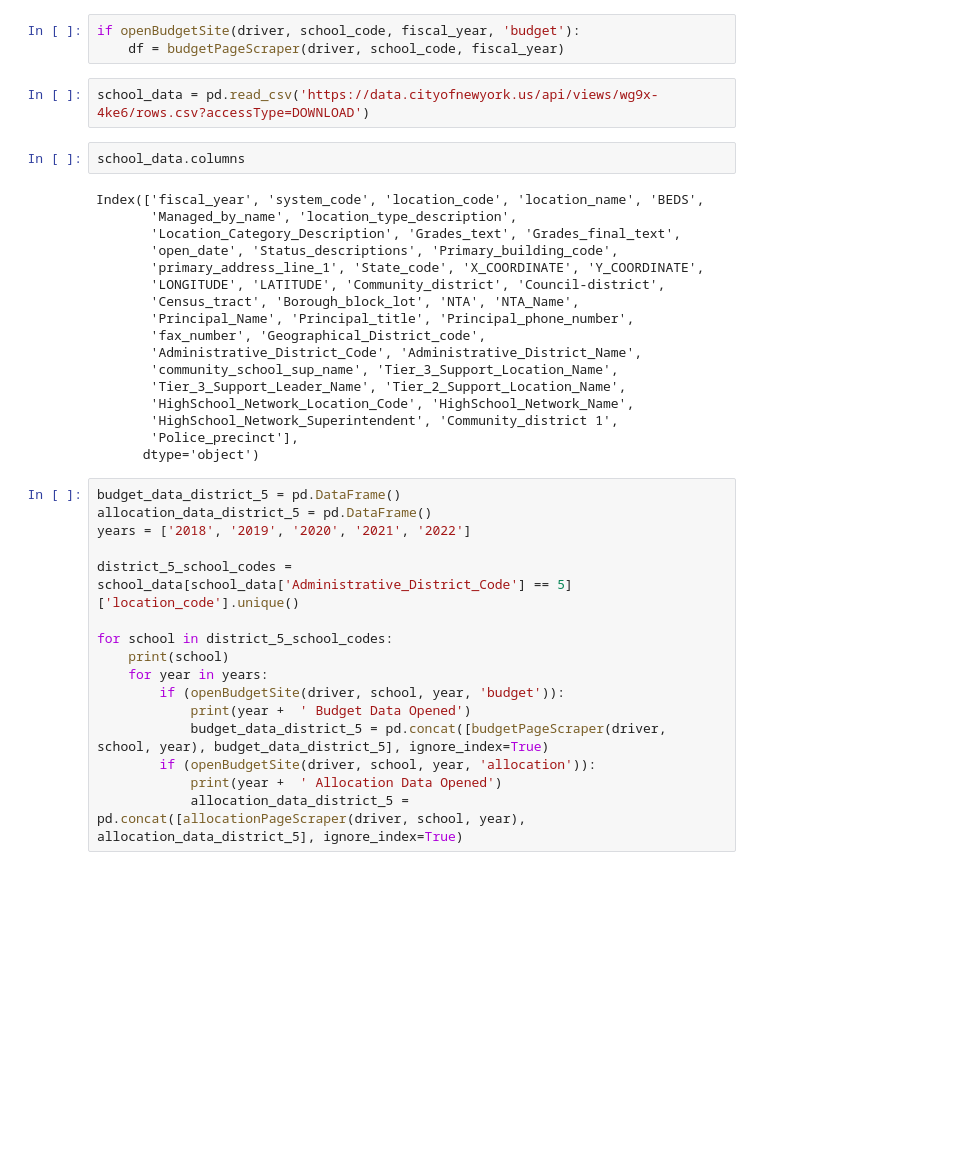
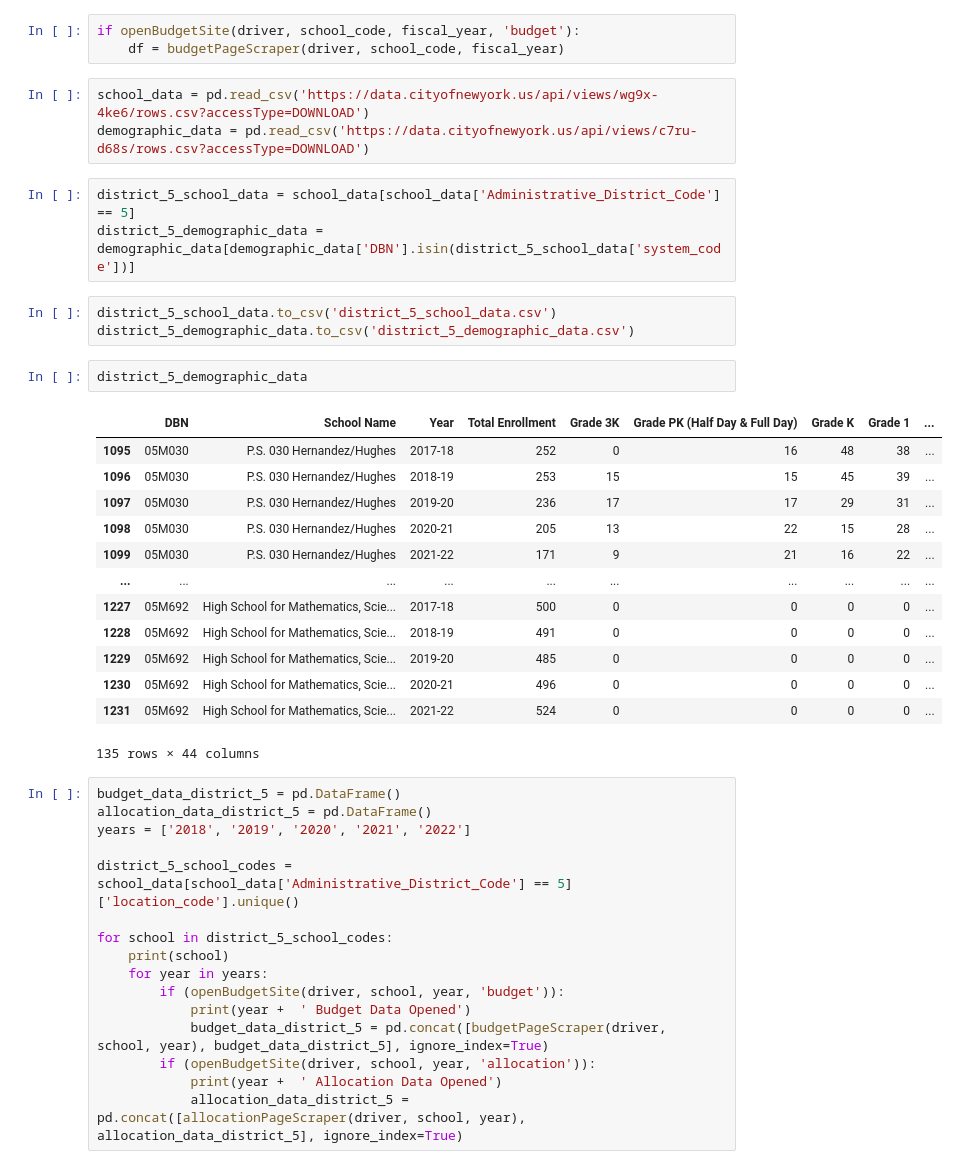
Before and after one commit to vaishalitalwar/School-Budget-and-Allocations, a Jupyter notebook: notebooks/SchoolBudgetScrapers.ipynb, the cells around one changed output. Cells and saved outputs as stored; diff of their text form; blank space fills up the shorter version.

```diff
--- a/notebooks/SchoolBudgetScrapers.ipynb
+++ b/notebooks/SchoolBudgetScrapers.ipynb
@@ -126,25 +127,29 @@ if openBudgetSite(driver, school_code, fiscal_year, 'budget'):
     df = budgetPageScraper(driver, school_code, fiscal_year)
 # %%
 school_data = pd.read_csv('https://data.cityofnewyork.us/api/views/wg9x-4ke6/rows.csv?accessType=DOWNLOAD')
+demographic_data = pd.read_csv('https://data.cityofnewyork.us/api/views/c7ru-d68s/rows.csv?accessType=DOWNLOAD')
+# %%
+district_5_school_data = school_data[school_data['Administrative_District_Code'] == 5]
+district_5_demographic_data = demographic_data[demographic_data['DBN'].isin(district_5_school_data['system_code'])]
+# %%
+district_5_school_data.to_csv('district_5_school_data.csv')
+district_5_demographic_data.to_csv('district_5_demographic_data.csv')
 # %%
-school_data.columns
+district_5_demographic_data
 # %% [output]
+|  | DBN | School Name | Year | Total Enrollment | Grade 3K | Grade PK (Half Day & Full Day) | Grade K | Grade 1 | ... |
+| 1095 | 05M030 | P.S. 030 Hernandez/Hughes | 2017-18 | 252 | 0 | 16 | 48 | 38 | ... |
+| 1096 | 05M030 | P.S. 030 Hernandez/Hughes | 2018-19 | 253 | 15 | 15 | 45 | 39 | ... |
+| 1097 | 05M030 | P.S. 030 Hernandez/Hughes | 2019-20 | 236 | 17 | 17 | 29 | 31 | ... |
+| 1098 | 05M030 | P.S. 030 Hernandez/Hughes | 2020-21 | 205 | 13 | 22 | 15 | 28 | ... |
+| 1099 | 05M030 | P.S. 030 Hernandez/Hughes | 2021-22 | 171 | 9 | 21 | 16 | 22 | ... |
+| ... | ... | ... | ... | ... | ... | ... | ... | ... | ... |
+| 1227 | 05M692 | High School for Mathematics, Scie... | 2017-18 | 500 | 0 | 0 | 0 | 0 | ... |
+| 1228 | 05M692 | High School for Mathematics, Scie... | 2018-19 | 491 | 0 | 0 | 0 | 0 | ... |
+| 1229 | 05M692 | High School for Mathematics, Scie... | 2019-20 | 485 | 0 | 0 | 0 | 0 | ... |
+| 1230 | 05M692 | High School for Mathematics, Scie... | 2020-21 | 496 | 0 | 0 | 0 | 0 | ... |
+| 1231 | 05M692 | High School for Mathematics, Scie... | 2021-22 | 524 | 0 | 0 | 0 | 0 | ... |
-Index(['fiscal_year', 'system_code', 'location_code', 'location_name', 'BEDS',
-       'Managed_by_name', 'location_type_description',
-       'Location_Category_Description', 'Grades_text', 'Grades_final_text',
-       'open_date', 'Status_descriptions', 'Primary_building_code',
-       'primary_address_line_1', 'State_code', 'X_COORDINATE', 'Y_COORDINATE',
-       'LONGITUDE', 'LATITUDE', 'Community_district', 'Council-district',
-       'Census_tract', 'Borough_block_lot', 'NTA', 'NTA_Name',
-       'Principal_Name', 'Principal_title', 'Principal_phone_number',
-       'fax_number', 'Geographical_District_code',
-       'Administrative_District_Code', 'Administrative_District_Name',
-       'community_school_sup_name', 'Tier_3_Support_Location_Name',
-       'Tier_3_Support_Leader_Name', 'Tier_2_Support_Location_Name',
-       'HighSchool_Network_Location_Code', 'HighSchool_Network_Name',
-       'HighSchool_Network_Superintendent', 'Community_district 1',
-       'Police_precinct'],
-      dtype='object')
+135 rows × 44 columns
 # %%
 budget_data_district_5 = pd.DataFrame()
 allocation_data_district_5 = pd.DataFrame()
```
Also changed, not shown: parts of 4 cells of this notebook, 1 other file.
